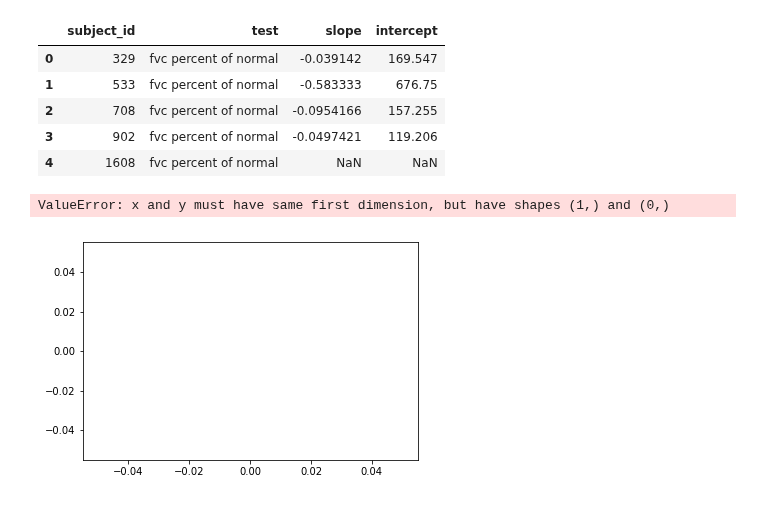
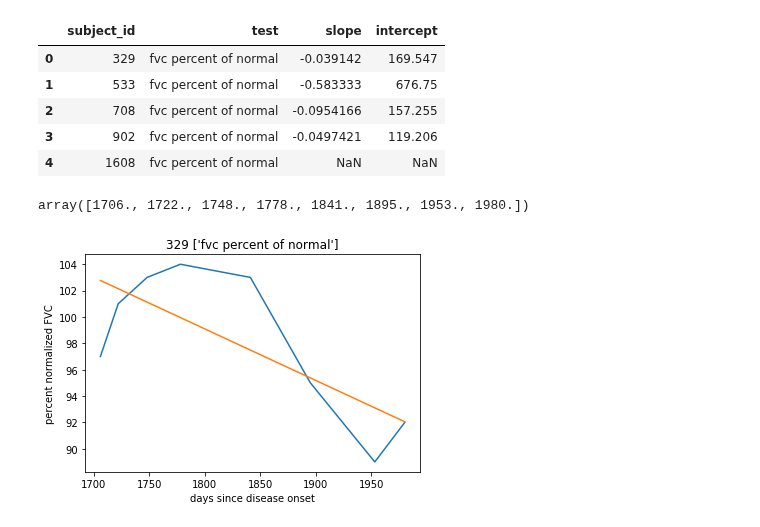
Before and after one commit to ttompk/als, a Jupyter notebook: fvc.ipynb, the cells around one changed output. Cells and saved outputs as stored; diff of their text form; code cells hidden in the pictures.

Commit message:
mid-stream onset location

```diff
--- a/fvc.ipynb
+++ b/fvc.ipynb
@@ -150,23 +149,36 @@ linreg_fvc.head()
 | 2 | 708 | fvc percent of normal | -0.0954166 | 157.255 |
 | 3 | 902 | fvc percent of normal | -0.0497421 | 119.206 |
 | 4 | 1608 | fvc percent of normal | NaN | NaN |
+# %%
+subj = 329
+points = fvc_onset[ fvc_onset['subject_id']==subj]
+line = linreg_fvc[ linreg_fvc['subject_id']==subj]
+points['day_since_onset'].values
+points['pct_of_Normal_Trial_1'].values
+line['intercept'].values
+line['slope'].values
+points['day_since_onset'].values
+# %% [output]
+array([1706., 1722., 1748., 1778., 1841., 1895., 1953., 1980.])
 # %%
 # plot a few subject's points with linear regression line
 # note: only takes one assessment
-subj10 = subjects_list[0:10]
+#subj10 = subjects_list[0:10]
+subj10 = [329]
 for subj in subj10:
     points = fvc_onset[ fvc_onset['subject_id']==subj]
     line = linreg_fvc[ linreg_fvc['subject_id']==subj]
-    plt.plot(points['day_since_onset'].values, points['pct_of_Normal_Trial_1'].values)
+    plt.plot(points['day_since_onset'].values, points['pct_of_Normal_Trial_1'].values, label="actual")
     plt.plot(points['day_since_onset'].values,
              line['intercept'].values + line['slope'].values * points['day_since_onset'].values,
-             '-')
-    plt.title("{} {}".format(subj,line['scale'].values))
-    plt.ylim(8,56)
+             '-', label="predicted")
+    plt.title("{} {}".format(subj,line['test'].values))
+    plt.ylabel("percent normalized FVC")
+    plt.xlabel("days since disease onset")
+    #plt.ylim(8,56)
     plt.show()
 # %% [output]
-ValueError: x and y must have same first dimension, but have shapes (1,) and (0,)
-[figure, old version]
+[figure, new version]
 # %%
 # save the clean file
 filename = 'clean_data/fvc.csv'
```
Also changed, not shown: parts of 1 cell of this notebook, 6 other files.
